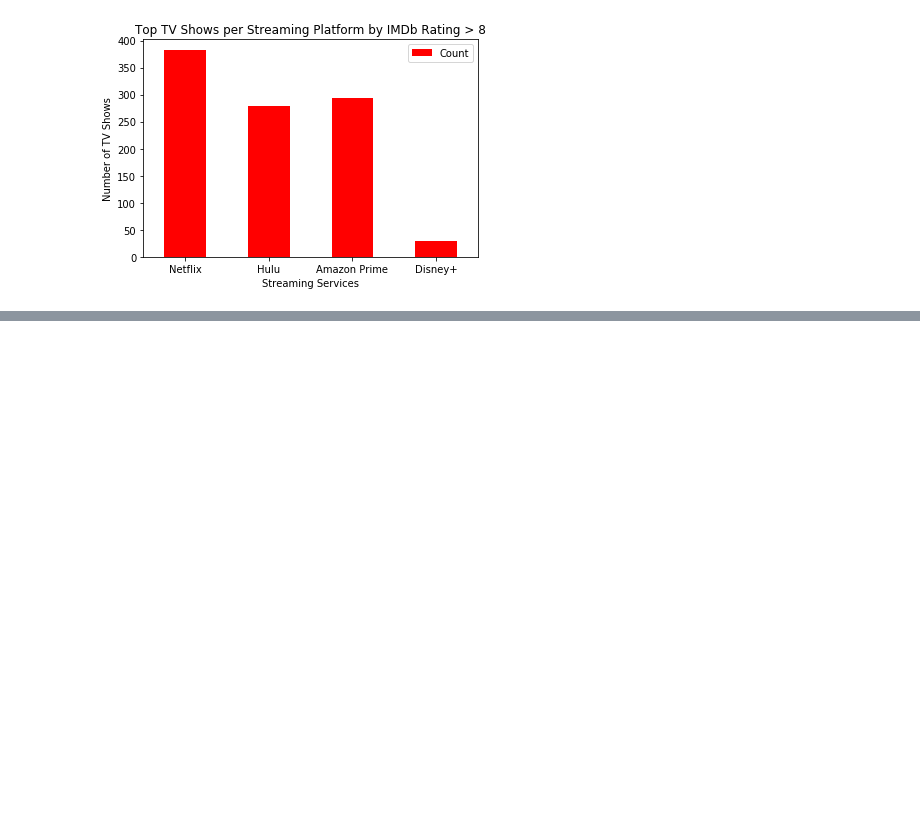
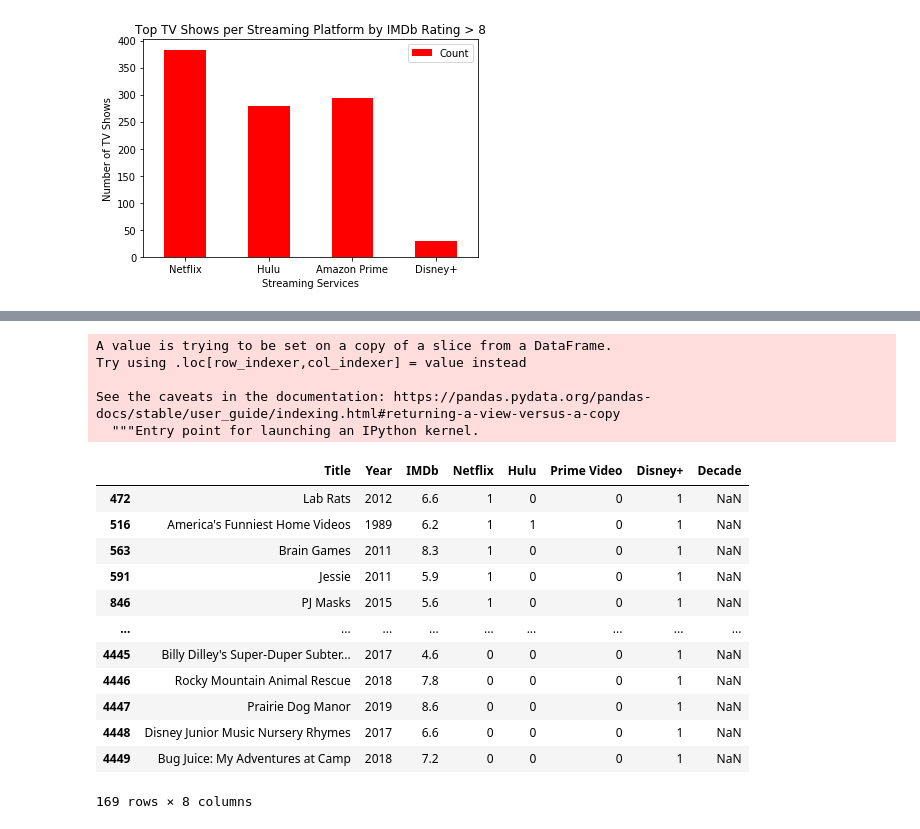
Before and after one commit to trevorguleserian/Project1, a Jupyter notebook: tv_data.ipynb, the cells around one changed output, grey strips where cells are left out. Drawn from its saved outputs; the diff is of its cells as text; code cells hidden in the pictures; blank space fills up the shorter version.

```diff
--- a/tv_data.ipynb
+++ b/tv_data.ipynb
@@ -138,13 +154,14 @@ year_names = ['1950', '1960', '1970', '1980', '1990', '2000', '2010', '2020']
 disney_year_df = disney_df[['Title', 'Year']].reset_index(inplace=False)
 #disney_year_df['Year'].value_counts()
 disney_year_df['Decade'] = pd.cut(disney_year_df['Year'], year_bin, labels=year_names, include_lowest=True)
-disney_year_df = disney_year_df.groupby('Decade').count().reset_index(inplace=False)
-plt.bar(disney_year_df['Decade'],disney_year_df['Year'], color = 'red')
+disney_year_df
+# disney_bar_df = disney_year_df.groupby('Decade').count().reset_index(inplace=False)
+# plt.bar(disney_bar_df['Decade'],disney_bar_df['Year'], color = 'red')
 
-plt.xlabel("Decades")
-plt.ylabel("Number of TV Shows")
-plt.title('Disney TV Shows per Decade')
+# plt.xlabel("Decades")
+# plt.ylabel("Number of TV Shows")
+# plt.title('Disney TV Shows per Decade')
 
-plt.savefig('PNG/disney_tv_decades.png')
-plt.show()
+# plt.savefig('PNG/disney_tv_decades.png')
+# plt.show()
 # %% [output]
@@ -255,0 +276,26 @@ See the caveats in the documentation: https://pandas.pydata.org/pandas-docs/stab
+# %%
+disney_df["Decade"] = pd.cut(disney_year_df['Year'], year_bin, labels=year_names, include_lowest=True)
+
+disney_df
+
+# summary_disney = disney_df.groupby(['Decade']).agg({'IMDb': ['mean', 'median']})
+# summary_disney
+# %% [output]
+A value is trying to be set on a copy of a slice from a DataFrame.
+Try using .loc[row_indexer,col_indexer] = value instead
+
+See the caveats in the documentation: https://pandas.pydata.org/pandas-docs/stable/user_guide/indexing.html#returning-a-view-versus-a-copy
+  """Entry point for launching an IPython kernel.
+|  | Title | Year | IMDb | Netflix | Hulu | Prime Video | Disney+ | Decade |
+| 472 | Lab Rats | 2012 | 6.6 | 1 | 0 | 0 | 1 | NaN |
+| 516 | America's Funniest Home Videos | 1989 | 6.2 | 1 | 1 | 0 | 1 | NaN |
+| 563 | Brain Games | 2011 | 8.3 | 1 | 0 | 0 | 1 | NaN |
+| 591 | Jessie | 2011 | 5.9 | 1 | 0 | 0 | 1 | NaN |
+| 846 | PJ Masks | 2015 | 5.6 | 1 | 0 | 0 | 1 | NaN |
+| ... | ... | ... | ... | ... | ... | ... | ... | ... |
+| 4445 | Billy Dilley's Super-Duper Subter... | 2017 | 4.6 | 0 | 0 | 0 | 1 | NaN |
+| 4446 | Rocky Mountain Animal Rescue | 2018 | 7.8 | 0 | 0 | 0 | 1 | NaN |
+| 4447 | Prairie Dog Manor | 2019 | 8.6 | 0 | 0 | 0 | 1 | NaN |
+| 4448 | Disney Junior Music Nursery Rhymes | 2017 | 6.6 | 0 | 0 | 0 | 1 | NaN |
+| 4449 | Bug Juice: My Adventures at Camp | 2018 | 7.2 | 0 | 0 | 0 | 1 | NaN |
+169 rows × 8 columns
```
Also changed, not shown: parts of 7 cells of this notebook.
